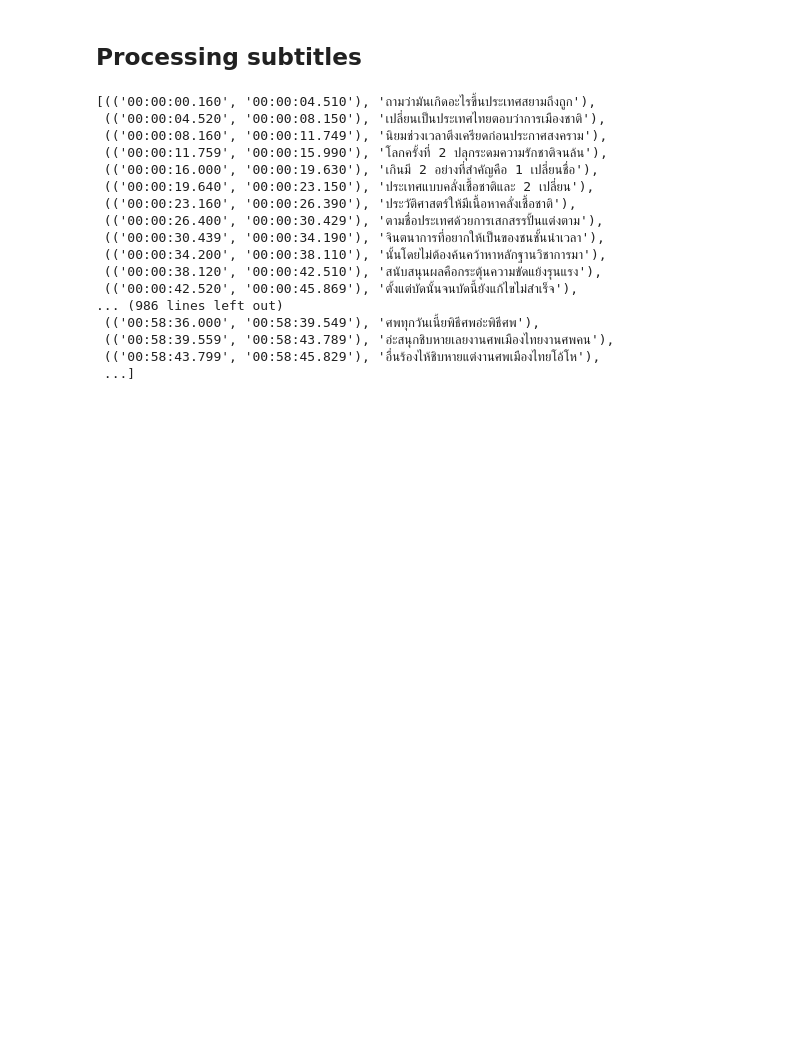
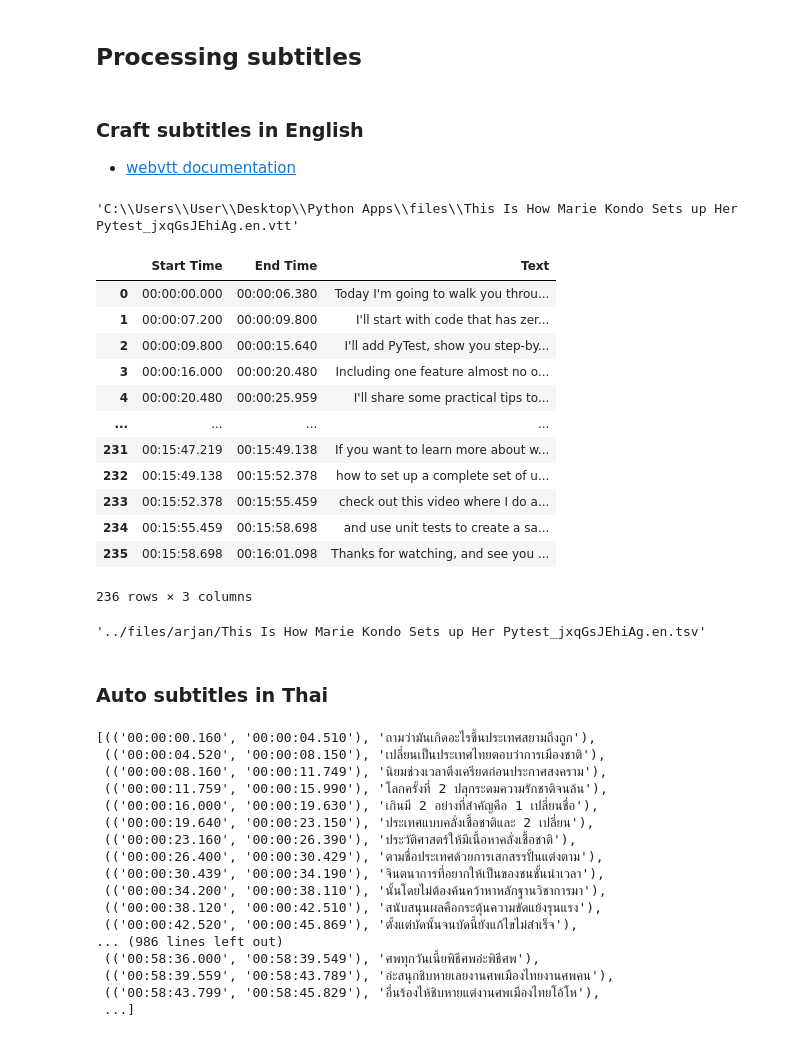
Before and after one commit to mislavskii/Speech2Text, a Jupyter notebook: notebooks/extract_process_yt_subtitles_thai.ipynb, the cells around one changed output. Cells and saved outputs as stored; diff of their text form; code cells hidden in the pictures; blank space fills up the shorter version.

```diff
--- a/notebooks/extract_process_yt_subtitles_thai.ipynb
+++ b/notebooks/extract_process_yt_subtitles_thai.ipynb
@@ -90,3 +90,7 @@ import re
 from datetime import datetime as dt
 
 TIME_FORMAT = '%H:%M:%S.%f'
+# %% [markdown]
+### Craft subtitles in English
+
+- [webvtt documentation](https://webvtt-py.readthedocs.io/en/latest/index.html)
@@ -92,0 +100,34 @@ TIME_FORMAT = '%H:%M:%S.%f'
+# %%
+subtitle_path = r"C:\Users\User\Desktop\Python Apps\files\This Is How Marie Kondo Sets up Her Pytest_jxqGsJEhiAg.en.vtt"
+subtitle_path
+# %% [output]
+'C:\\Users\\User\\Desktop\\Python Apps\\files\\This Is How Marie Kondo Sets up Her Pytest_jxqGsJEhiAg.en.vtt'
+# %%
+captions = []
+for caption in wt.read(subtitle_path):
+    captions.append([caption.start, caption.end, caption.text])
+
+# Convert to DataFrame
+df = pd.DataFrame(captions, columns=["Start Time", "End Time", "Text"])
+df
+# %% [output]
+|  | Start Time | End Time | Text |
+| 0 | 00:00:00.000 | 00:00:06.380 | Today I'm going to walk you throu... |
+| 1 | 00:00:07.200 | 00:00:09.800 | I'll start with code that has zer... |
+| 2 | 00:00:09.800 | 00:00:15.640 | I'll add PyTest, show you step-by... |
+| 3 | 00:00:16.000 | 00:00:20.480 | Including one feature almost no o... |
+| 4 | 00:00:20.480 | 00:00:25.959 | I'll share some practical tips to... |
+| ... | ... | ... | ... |
+| 231 | 00:15:47.219 | 00:15:49.138 | If you want to learn more about w... |
+| 232 | 00:15:49.138 | 00:15:52.378 | how to set up a complete set of u... |
+| 233 | 00:15:52.378 | 00:15:55.459 | check out this video where I do a... |
+| 234 | 00:15:55.459 | 00:15:58.698 | and use unit tests to create a sa... |
+| 235 | 00:15:58.698 | 00:16:01.098 | Thanks for watching, and see you ... |
+236 rows × 3 columns
+# %%
+file_name = re.search(r'([^\\]+)\.vtt', subtitle_path).group(1)
+file_name
+tsv_path = DST_FOLDER + '/arjan/' + file_name + '.tsv'
+tsv_path
+# %% [output]
+'../files/arjan/This Is How Marie Kondo Sets up Her Pytest_jxqGsJEhiAg.en.tsv'
@@ -93,3 +143,5 @@ TIME_FORMAT = '%H:%M:%S.%f'
+# %% [markdown]
+### Auto subtitles in Thai
 # %%
 def extract_timestamps_wth_texts(vtt_file, min_duration=.1):
     timestamps = []
```
Also changed, not shown: parts of 4 cells of this notebook.
